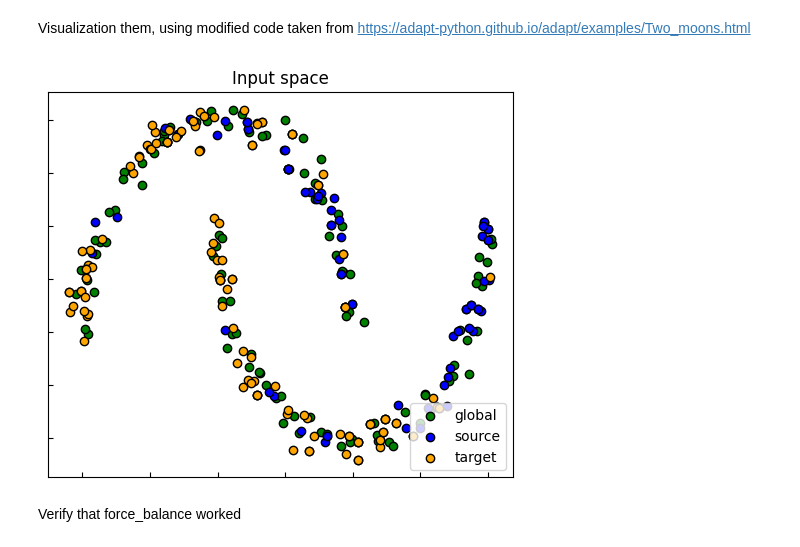
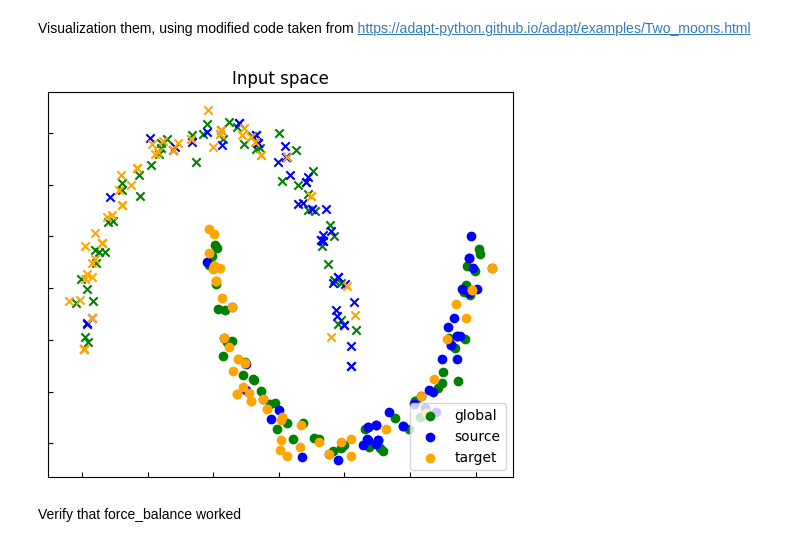
Before and after one commit to EWitting/global-domain-adapation, a Jupyter notebook: showdatashift.ipynb, the cells around one changed output. Cells and saved outputs as stored; diff of their text form; code cells hidden in the pictures.

```diff
--- a/showdatashift.ipynb
+++ b/showdatashift.ipynb
@@ -3,15 +3,15 @@ Create three data sets with bias and domain shift, using the datagen module.
 # %%
 from datagen.datagen import make_moons_triplet
 
-Xs, ys, Xg, yg, Xt, yt = make_moons_triplet(force_balance=True)
+xs,ys,xg,yg,xt,yt = make_moons_triplet(force_balance=True)
 # %% [markdown]
 Visualization them, using modified code taken from https://adapt-python.github.io/adapt/examples/Two_moons.html
-# %%
-from datagen.visualize import visualizeShift2D
-
-visualizeShift2D(Xs,Xg,Xt)
-# %% [output]
-[figure, removed]
+# %%
+from datagen.visualize import visualize_shift2d
+
+visualize_shift2d(xs,ys,xg,yg,xt,yt)
+# %% [output]
+[figure, added]
 # %% [markdown]
 Verify that force_balance worked
 # %%
```
Also changed, not shown: parts of 3 cells of this notebook, 3 other files.
